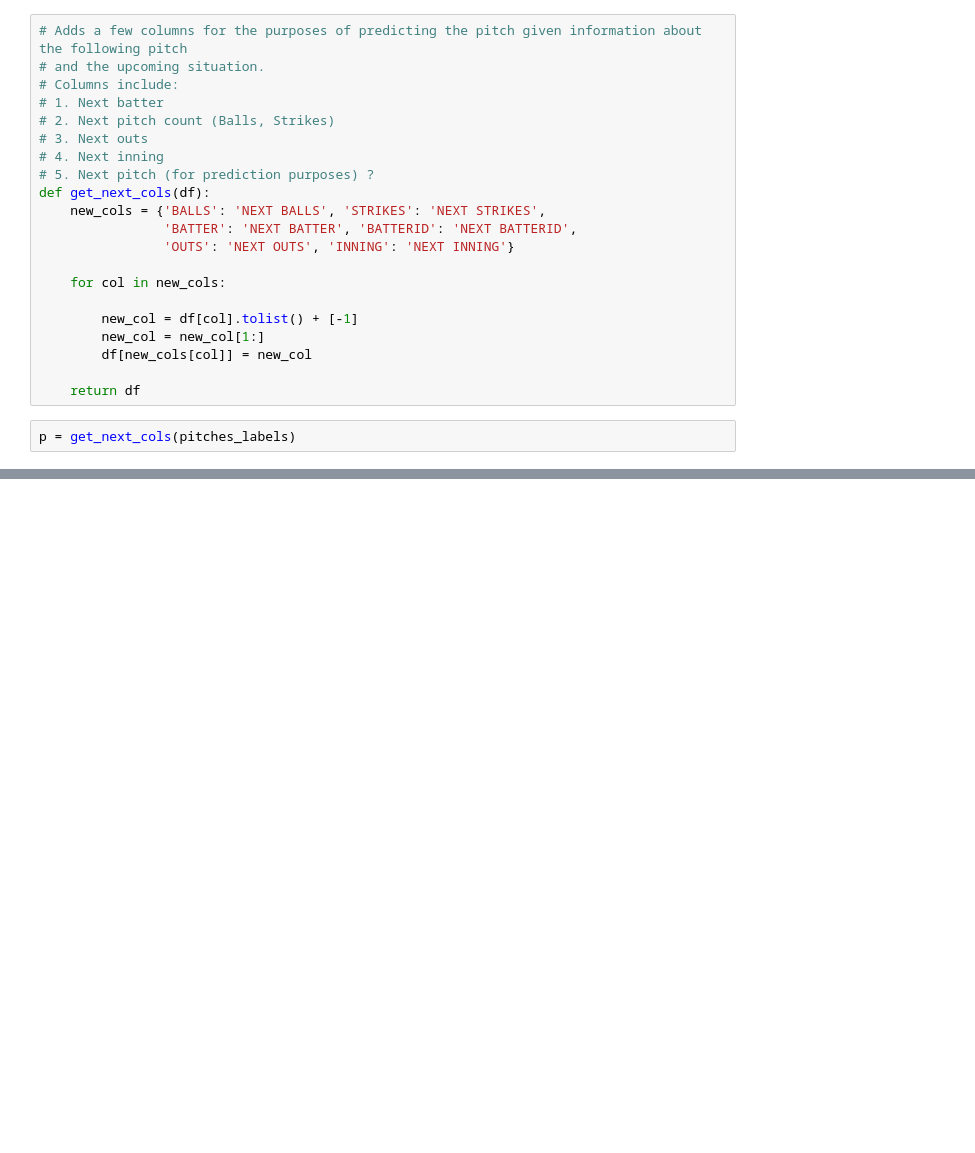
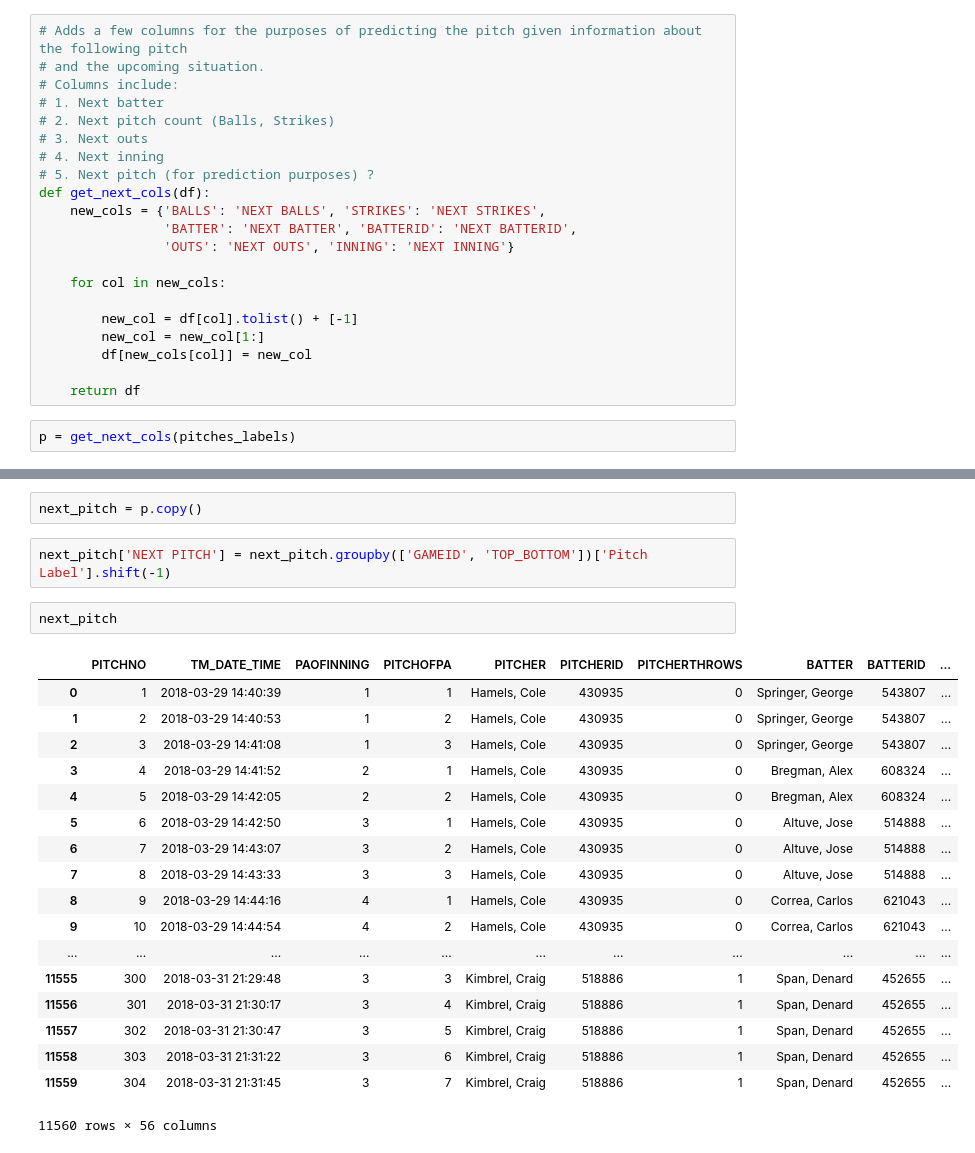
Before and after one commit to jelandes19/LSTMsAndInterpretability, a Jupyter notebook: PitchPredictor.ipynb, the cells around one changed output, grey strips where cells are left out. Cells and saved outputs as stored; diff of their text form; blank space fills up the shorter version.

```diff
--- a/PitchPredictor.ipynb
+++ b/PitchPredictor.ipynb
@@ -113,0 +130,25 @@ p.head(100)
+# %%
+next_pitch = p.copy()
+# %%
+next_pitch['NEXT PITCH'] = next_pitch.groupby(['GAMEID', 'TOP_BOTTOM'])['Pitch Label'].shift(-1)
+# %%
+next_pitch
+# %% [output]
+|  | PITCHNO | TM_DATE_TIME | PAOFINNING | PITCHOFPA | PITCHER | PITCHERID | PITCHERTHROWS | BATTER | BATTERID | ... |
+| 0 | 1 | 2018-03-29 14:40:39 | 1 | 1 | Hamels, Cole | 430935 | 0 | Springer, George | 543807 | ... |
+| 1 | 2 | 2018-03-29 14:40:53 | 1 | 2 | Hamels, Cole | 430935 | 0 | Springer, George | 543807 | ... |
+| 2 | 3 | 2018-03-29 14:41:08 | 1 | 3 | Hamels, Cole | 430935 | 0 | Springer, George | 543807 | ... |
+| 3 | 4 | 2018-03-29 14:41:52 | 2 | 1 | Hamels, Cole | 430935 | 0 | Bregman, Alex | 608324 | ... |
+| 4 | 5 | 2018-03-29 14:42:05 | 2 | 2 | Hamels, Cole | 430935 | 0 | Bregman, Alex | 608324 | ... |
+| 5 | 6 | 2018-03-29 14:42:50 | 3 | 1 | Hamels, Cole | 430935 | 0 | Altuve, Jose | 514888 | ... |
+| 6 | 7 | 2018-03-29 14:43:07 | 3 | 2 | Hamels, Cole | 430935 | 0 | Altuve, Jose | 514888 | ... |
+| 7 | 8 | 2018-03-29 14:43:33 | 3 | 3 | Hamels, Cole | 430935 | 0 | Altuve, Jose | 514888 | ... |
+| 8 | 9 | 2018-03-29 14:44:16 | 4 | 1 | Hamels, Cole | 430935 | 0 | Correa, Carlos | 621043 | ... |
+| 9 | 10 | 2018-03-29 14:44:54 | 4 | 2 | Hamels, Cole | 430935 | 0 | Correa, Carlos | 621043 | ... |
+| ... | ... | ... | ... | ... | ... | ... | ... | ... | ... | ... |
+| 11555 | 300 | 2018-03-31 21:29:48 | 3 | 3 | Kimbrel, Craig | 518886 | 1 | Span, Denard | 452655 | ... |
+| 11556 | 301 | 2018-03-31 21:30:17 | 3 | 4 | Kimbrel, Craig | 518886 | 1 | Span, Denard | 452655 | ... |
+| 11557 | 302 | 2018-03-31 21:30:47 | 3 | 5 | Kimbrel, Craig | 518886 | 1 | Span, Denard | 452655 | ... |
+| 11558 | 303 | 2018-03-31 21:31:22 | 3 | 6 | Kimbrel, Craig | 518886 | 1 | Span, Denard | 452655 | ... |
+| 11559 | 304 | 2018-03-31 21:31:45 | 3 | 7 | Kimbrel, Craig | 518886 | 1 | Span, Denard | 452655 | ... |
+11560 rows × 56 columns
```
Also changed, not shown: parts of 5 cells of this notebook.
